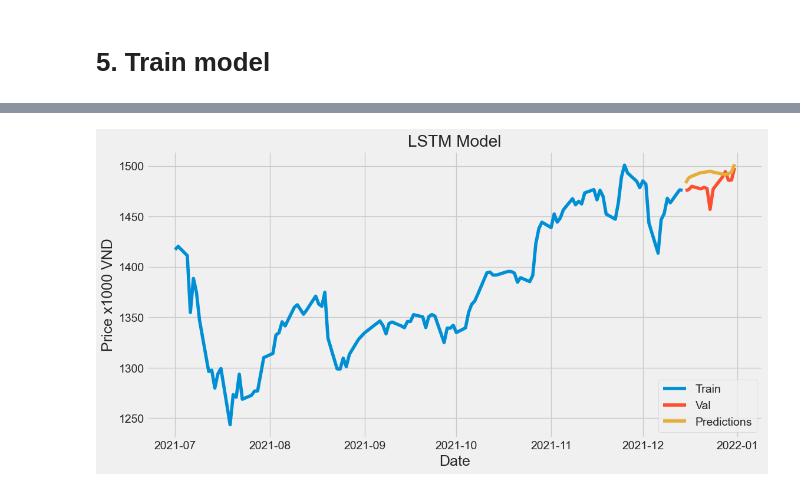
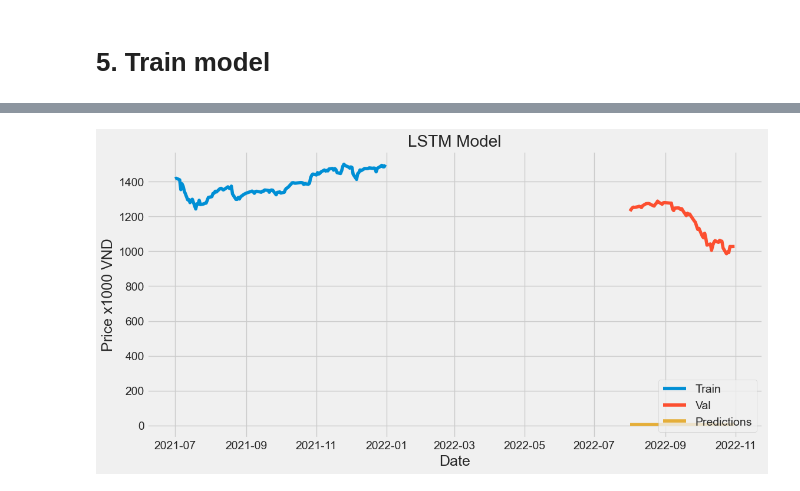
Before and after one commit to grassnhi/MachineLearning, a Jupyter notebook: Beginning/lstm.ipynb, the cells around one changed output, grey strips where cells are left out. Saved outputs shown, nothing was run; the diff lists cells and outputs as text; code cells hidden in the pictures.

Commit message:
Collect train and test dataset

```diff
--- a/Beginning/lstm.ipynb
+++ b/Beginning/lstm.ipynb
@@ -61,7 +61,8 @@ training_data_len
 # %%
 scaler = MinMaxScaler(feature_range=(0,1))
 scaled_data = scaler.fit_transform(VNIndex)
-# scaled_data
+scaled_test = scaler.fit_transform(VNItest)
+#scaled_data
 # %%
 time_step = 5
 # %%
@@ -147,5 +114,5 @@ model.compile(optimizer=Adam(learning_rate=0.0001), loss='mean_squared_error')
 # %% [markdown]
 # 5. Train model
 # %%
-history = model.fit(x_train, y_train, batch_size = 2, shuffle = False, epochs = 2)
+history = model.fit(x_train, y_train, batch_size = 2, shuffle = False, epochs = 500)
 # %% [output]
@@ -155,0 +136,11 @@ Epoch 2/2
+# %%
+test_data = scaled_test[0:int(len(VNItest)), :]
+x_test = []
+
+for i in range(time_step,len(test_data)):
+  x_test.append(test_data[i-time_step:i,0])
+
+x_test= np.array(x_test)
+x_test = np.reshape(x_test,(x_test.shape[0],x_test.shape[1],1))
+print(x_test.shape)
+print(test_data.shape)
@@ -189,0 +164,3 @@ See the caveats in the documentation: https://pandas.pydata.org/pandas-docs/stab
+# %%
+VNItest['Predictions'] = predictions
+VNItest
@@ -190,11 +182,11 @@ See the caveats in the documentation: https://pandas.pydata.org/pandas-docs/stab
 # %%
 plt.figure(figsize=(12,6))
 plt.title('LSTM Model')
 plt.xlabel('Date', fontsize=18)
 plt.ylabel('Price x1000 VND', fontsize=18)
-plt.plot(train['Price'])
-plt.plot(valid[['Price', 'Predictions']])
+plt.plot(VNIndex['Price'])
+plt.plot(VNItest[['Price', 'Predictions']])
 plt.legend(['Train', 'Val', 'Predictions'], loc='lower right')
 plt.show()
 # %% [output]
-[figure, old version]
+[figure, new version]
```
Also changed, not shown: parts of 10 cells of this notebook, 21 other files.
